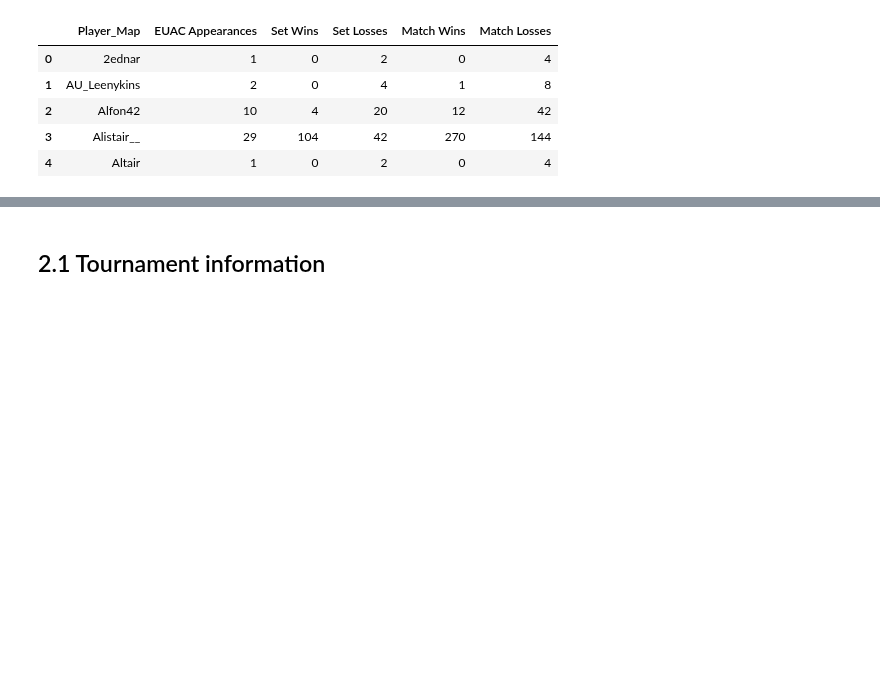
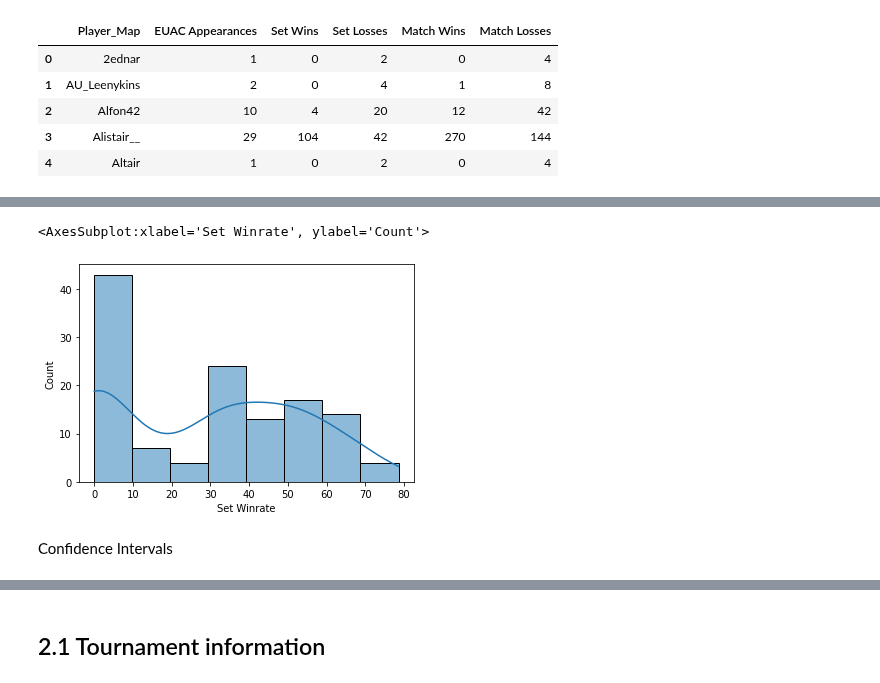
Before and after one commit to DarrenCCT/Tournament-Analysis, a Jupyter notebook: EUAC - Analysis.ipynb, the cells around one changed output, grey strips where cells are left out. Cells and saved outputs as stored; diff of their text form; code cells hidden in the pictures; blank space fills up the shorter version.

Commit message:
Add files via upload
Confidence Intervals for winrate. Players with low appearances were quite high... Started on next section of average placement

```diff
--- a/EUAC - Analysis.ipynb
+++ b/EUAC - Analysis.ipynb
@@ -369,2 +369,9 @@ statsdf[statsdf["EUAC Appearances"] > 1].sort_values(by="Match Winrate", ascendi
 # %%
 statsdf.to_csv("PlayerStats.csv", index=False)
+# %%
+sns.histplot(statsdf['Set Winrate'], bins="auto", kde=True)
+# %% [output]
+<AxesSubplot:xlabel='Set Winrate', ylabel='Count'>
+[figure, added]
+# %% [markdown]
+Confidence Intervals
```
Also changed, not shown: parts of 23 cells of this notebook.
